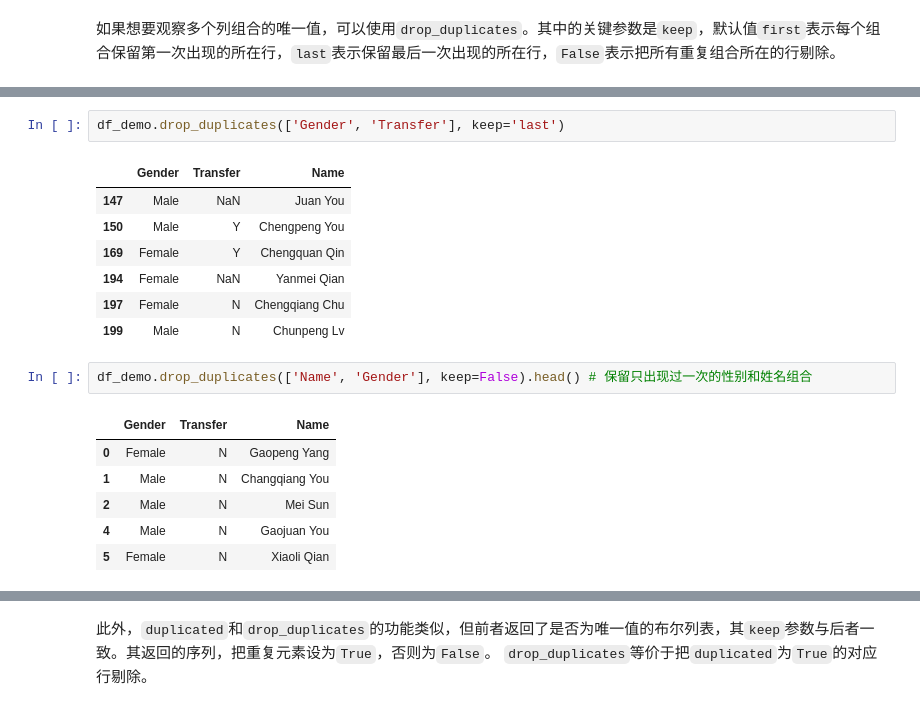
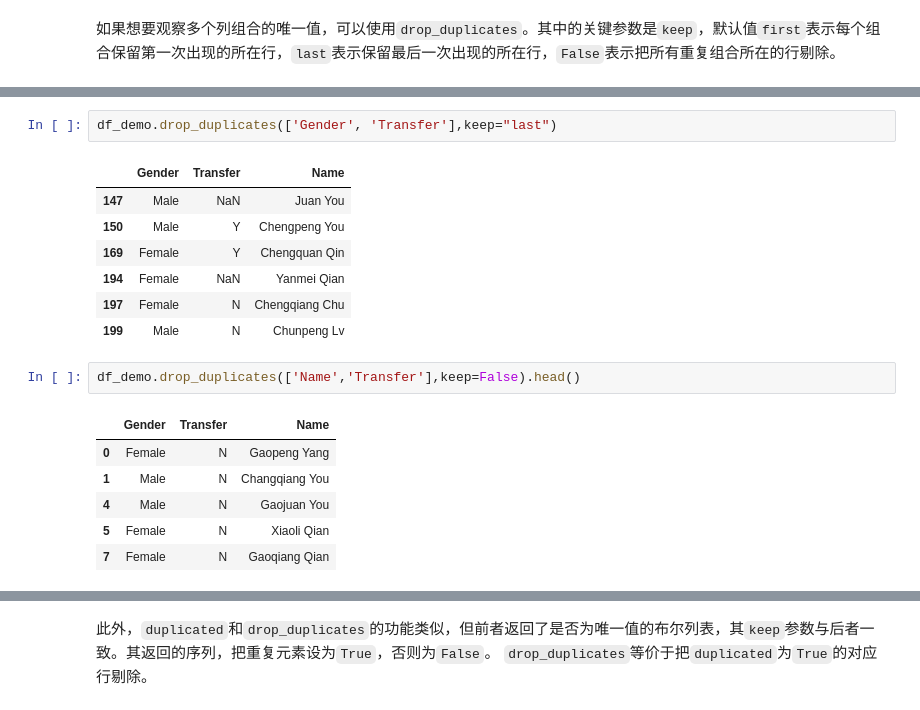
Before and after one commit to ArriettySong/DataWhale_LearningNote, a Jupyter notebook: Pandas/try/Task2-Pandas基础.ipynb, the cells around one changed output, grey strips where cells are left out. Cells and saved outputs as stored; diff of their text form.

```diff
--- a/Pandas/try/Task2-Pandas基础.ipynb
+++ b/Pandas/try/Task2-Pandas基础.ipynb
@@ -316,5 +558,5 @@ df_demo.drop_duplicates(['Gender', 'Transfer'])
 # %%
-df_demo.drop_duplicates(['Gender', 'Transfer'], keep='last')
+df_demo.drop_duplicates(['Gender', 'Transfer'],keep="last")
 # %% [output]
 |  | Gender | Transfer | Name |
 | 147 | Male | NaN | Juan You |
@@ -324,11 +566,11 @@ df_demo.drop_duplicates(['Gender', 'Transfer'], keep='last')
 | 197 | Female | N | Chengqiang Chu |
 | 199 | Male | N | Chunpeng Lv |
 # %%
-df_demo.drop_duplicates(['Name', 'Gender'], keep=False).head() # 保留只出现过一次的性别和姓名组合
+df_demo.drop_duplicates(['Name','Transfer'],keep=False).head()
 # %% [output]
 |  | Gender | Transfer | Name |
 | 0 | Female | N | Gaopeng Yang |
 | 1 | Male | N | Changqiang You |
-| 2 | Male | N | Mei Sun |
 | 4 | Male | N | Gaojuan You |
 | 5 | Female | N | Xiaoli Qian |
+| 7 | Female | N | Gaoqiang Qian |
```
Also changed, not shown: parts of 95 cells of this notebook.
